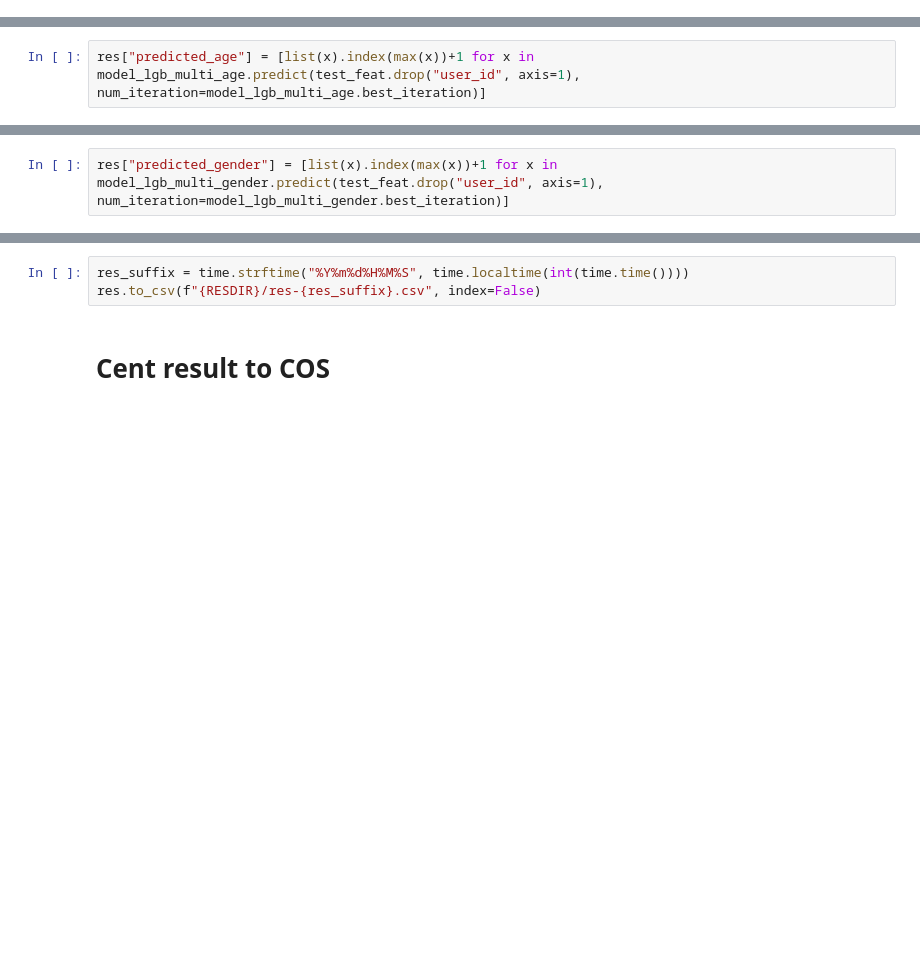
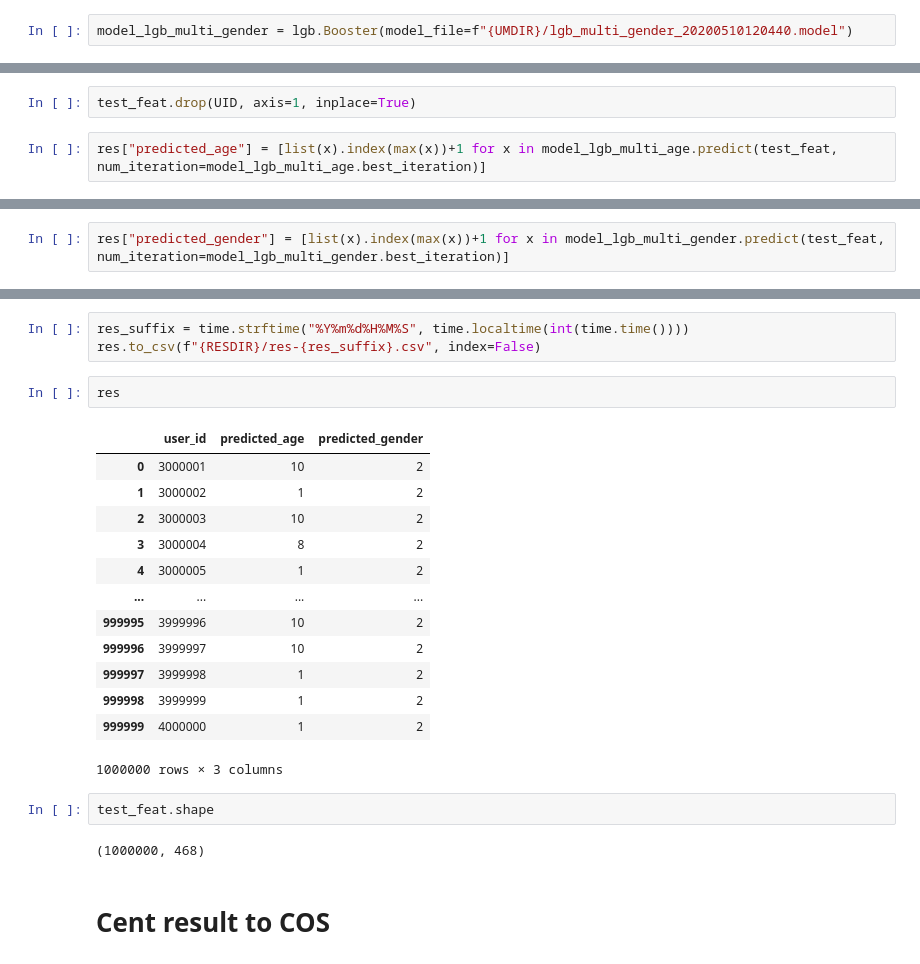
Before and after one commit to etveritas/taac20, a Jupyter notebook: assists.ipynb, the cells around one changed output, grey strips where cells are left out. Drawn from its saved outputs; the diff is of its cells as text; blank space fills up the shorter version.

```diff
--- a/assists.ipynb
+++ b/assists.ipynb
@@ -395,7 +463,11 @@ age_acy + gender_acy
+# %%
+model_lgb_multi_gender = lgb.Booster(model_file=f"{UMDIR}/lgb_multi_gender_20200510120440.model")
 # %%
 res = test_feat[[UID]]
+# %%
+test_feat.drop(UID, axis=1, inplace=True)
 # %%
-res["predicted_age"] = [list(x).index(max(x))+1 for x in model_lgb_multi_age.predict(test_feat.drop("user_id", axis=1), num_iteration=model_lgb_multi_age.best_iteration)]
+res["predicted_age"] = [list(x).index(max(x))+1 for x in model_lgb_multi_age.predict(test_feat, num_iteration=model_lgb_multi_age.best_iteration)]
 # %% [output]
 A value is trying to be set on a copy of a slice from a DataFrame.
 Try using .loc[row_indexer,col_indexer] = value instead
@@ -403,7 +475,7 @@ Try using .loc[row_indexer,col_indexer] = value instead
 See the caveats in the documentation: https://pandas.pydata.org/pandas-docs/stable/user_guide/indexing.html#returning-a-view-versus-a-copy
   if __name__ == '__main__':
 # %%
-res["predicted_gender"] = [list(x).index(max(x))+1 for x in model_lgb_multi_gender.predict(test_feat.drop("user_id", axis=1), num_iteration=model_lgb_multi_gender.best_iteration)]
+res["predicted_gender"] = [list(x).index(max(x))+1 for x in model_lgb_multi_gender.predict(test_feat, num_iteration=model_lgb_multi_gender.best_iteration)]
 # %% [output]
 A value is trying to be set on a copy of a slice from a DataFrame.
 Try using .loc[row_indexer,col_indexer] = value instead
@@ -413,6 +485,26 @@ See the caveats in the documentation: https://pandas.pydata.org/pandas-docs/stab
 # %%
 res_suffix = time.strftime("%Y%m%d%H%M%S", time.localtime(int(time.time())))
 res.to_csv(f"{RESDIR}/res-{res_suffix}.csv", index=False)
+# %%
+res
+# %% [output]
+|  | user_id | predicted_age | predicted_gender |
+| 0 | 3000001 | 10 | 2 |
+| 1 | 3000002 | 1 | 2 |
+| 2 | 3000003 | 10 | 2 |
+| 3 | 3000004 | 8 | 2 |
+| 4 | 3000005 | 1 | 2 |
+| ... | ... | ... | ... |
+| 999995 | 3999996 | 10 | 2 |
+| 999996 | 3999997 | 10 | 2 |
+| 999997 | 3999998 | 1 | 2 |
+| 999998 | 3999999 | 1 | 2 |
+| 999999 | 4000000 | 1 | 2 |
+1000000 rows × 3 columns
+# %%
+test_feat.shape
+# %% [output]
+(1000000, 468)
 # %% [markdown]
 # Cent result to COS
 # %%
```
Also changed, not shown: parts of 40 cells of this notebook.
